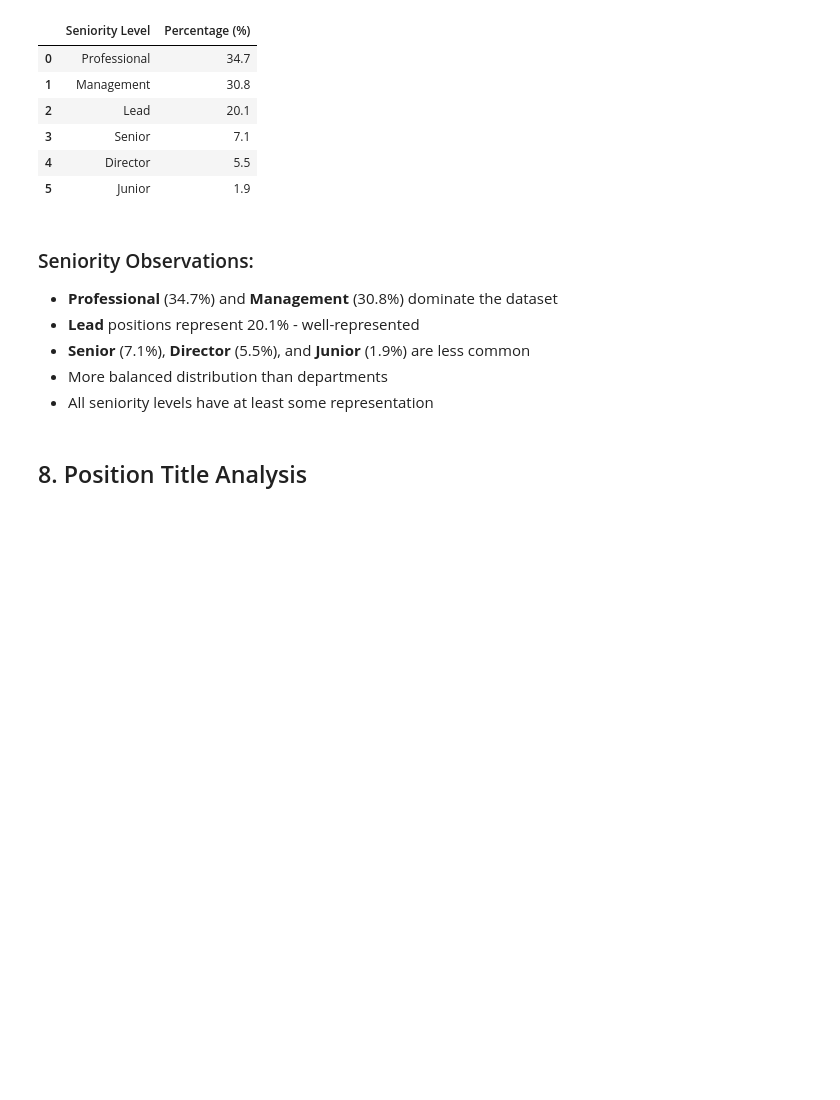
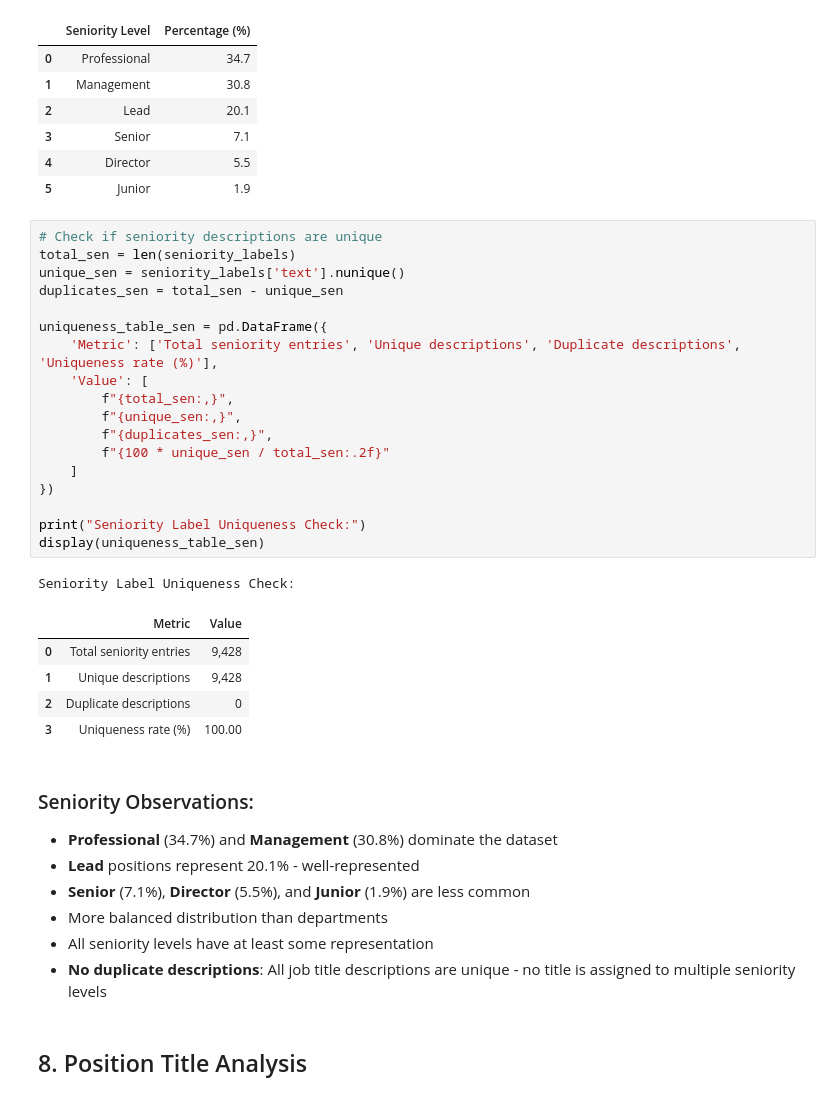
Before and after one commit to Julster35/BuzzwordLearner, a Jupyter notebook: notebooks/01_eda.ipynb, the cells around one changed output. Cells and saved outputs as stored; diff of their text form; blank space fills up the shorter version.

```diff
--- a/notebooks/01_eda.ipynb
+++ b/notebooks/01_eda.ipynb
@@ -526,6 +561,31 @@ Seniority Proportions (%):
 | 3 | Senior | 7.1 |
 | 4 | Director | 5.5 |
 | 5 | Junior | 1.9 |
+# %%
+# Check if seniority descriptions are unique
+total_sen = len(seniority_labels)
+unique_sen = seniority_labels['text'].nunique()
+duplicates_sen = total_sen - unique_sen
+
+uniqueness_table_sen = pd.DataFrame({
+    'Metric': ['Total seniority entries', 'Unique descriptions', 'Duplicate descriptions', 'Uniqueness rate (%)'],
+    'Value': [
+        f"{total_sen:,}",
+        f"{unique_sen:,}",
+        f"{duplicates_sen:,}",
+        f"{100 * unique_sen / total_sen:.2f}"
+    ]
+})
+
+print("Seniority Label Uniqueness Check:")
+display(uniqueness_table_sen)
+# %% [output]
+Seniority Label Uniqueness Check:
+|  | Metric | Value |
+| 0 | Total seniority entries | 9,428 |
+| 1 | Unique descriptions | 9,428 |
+| 2 | Duplicate descriptions | 0 |
+| 3 | Uniqueness rate (%) | 100.00 |
 # %% [markdown]
 ### Seniority Observations:
 - **Professional** (34.7%) and **Management** (30.8%) dominate the dataset
@@ -533,6 +593,7 @@ Seniority Proportions (%):
 - **Senior** (7.1%), **Director** (5.5%), and **Junior** (1.9%) are less common
 - More balanced distribution than departments
 - All seniority levels have at least some representation
+- **No duplicate descriptions**: All job title descriptions are unique - no title is assigned to multiple seniority levels
 # %% [markdown]
 ## 8. Position Title Analysis
 # %%
```
Also changed, not shown: parts of 7 cells of this notebook, 4 other files.
